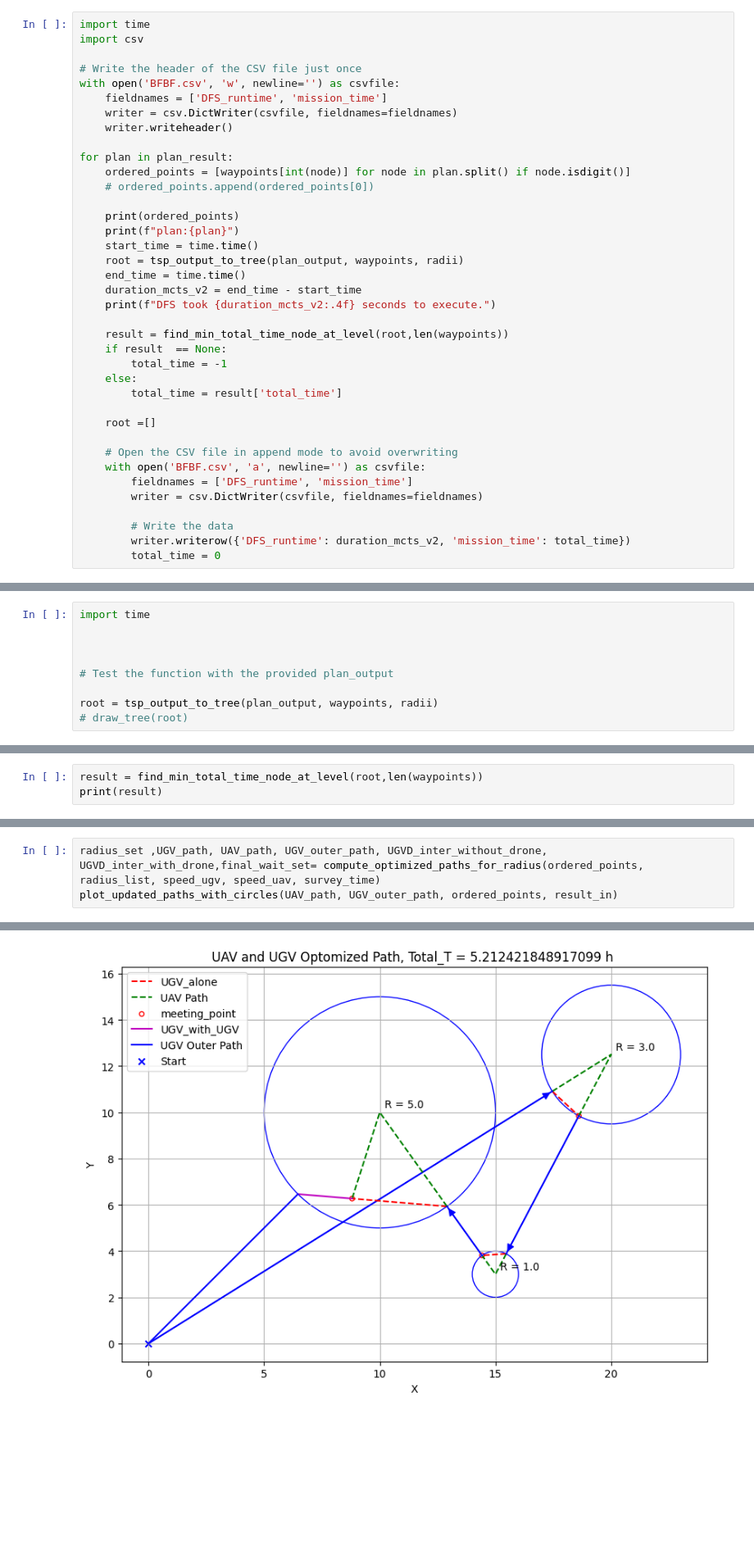
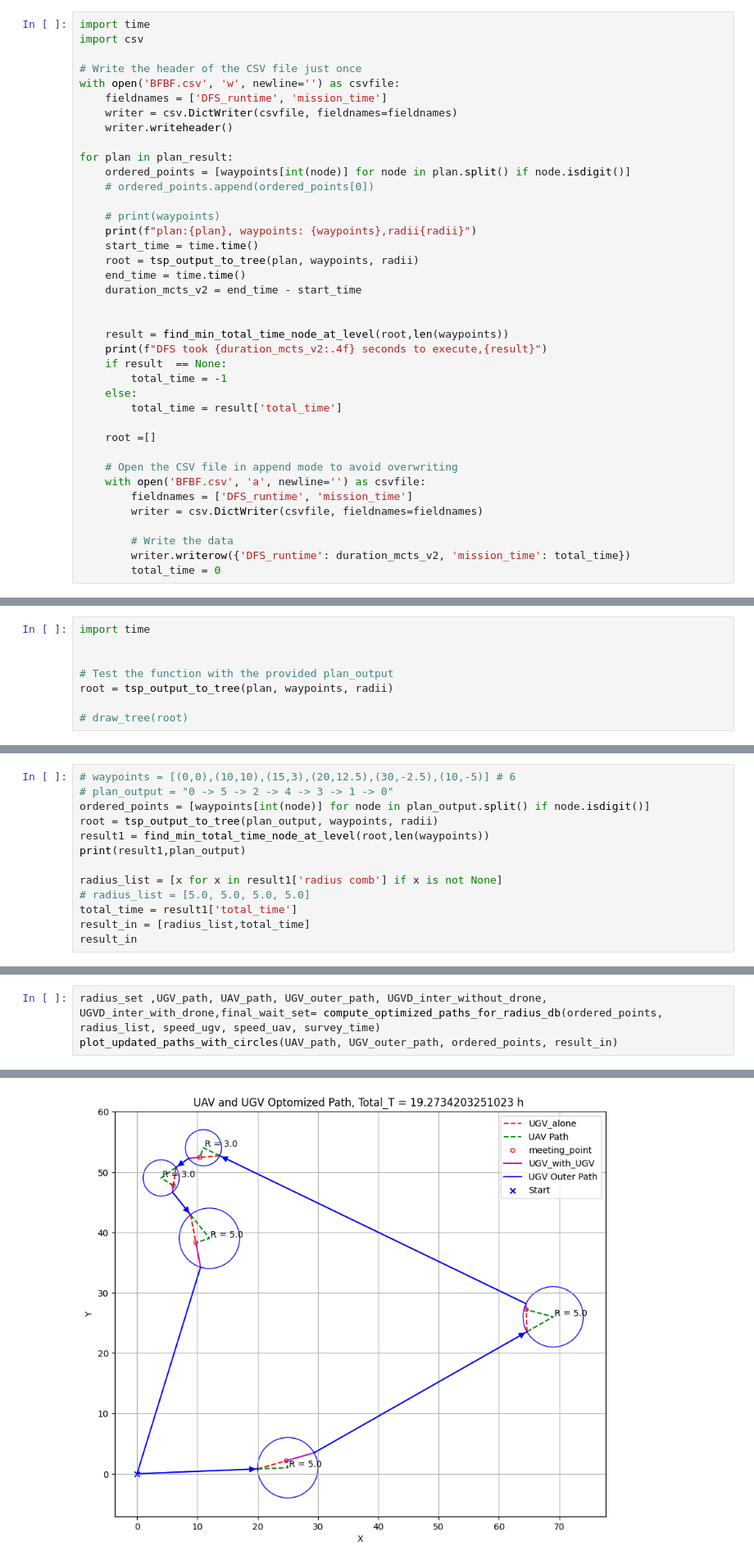
Before and after one commit to BillCai06/codetest, a Jupyter notebook: Landing robot/Codes/cleanout_code/DFS_Tree.ipynb, the cells around one changed output, grey strips where cells are left out. Shown: that part at 82% size. Drawn from its saved outputs; the diff is of its cells as text; blank space fills up the shorter version.

Commit message:
updated data for 6 point and fixed the bug

```diff
--- a/Landing robot/Codes/cleanout_code/DFS_Tree.ipynb
+++ b/Landing robot/Codes/cleanout_code/DFS_Tree.ipynb
@@ -456,15 +463,16 @@ for plan in plan_result:
     ordered_points = [waypoints[int(node)] for node in plan.split() if node.isdigit()]
     # ordered_points.append(ordered_points[0])
 
-    print(ordered_points)
-    print(f"plan:{plan}")
+    # print(waypoints)
+    print(f"plan:{plan}, waypoints: {waypoints},radii{radii}")
     start_time = time.time()
-    root = tsp_output_to_tree(plan_output, waypoints, radii)
+    root = tsp_output_to_tree(plan, waypoints, radii)
     end_time = time.time()
     duration_mcts_v2 = end_time - start_time
-    print(f"DFS took {duration_mcts_v2:.4f} seconds to execute.")
+
 
     result = find_min_total_time_node_at_level(root,len(waypoints))
+    print(f"DFS took {duration_mcts_v2:.4f} seconds to execute,{result}")
     if result  == None:
         total_time = -1
     else:
@@ -502,8 +510,7 @@ DFS took 0.0062 seconds to execute.
 import time
 
 
+# Test the function with the provided plan_output
+root = tsp_output_to_tree(plan, waypoints, radii)
 
-# Test the function with the provided plan_output
-
-root = tsp_output_to_tree(plan_output, waypoints, radii)
 # draw_tree(root)
@@ -510,3 +518,0 @@ root = tsp_output_to_tree(plan_output, waypoints, radii)
-# %%
-result = find_min_total_time_node_at_level(root,len(waypoints))
-print(result)
@@ -601,0 +734,13 @@ result_in
+# %%
+# waypoints = [(0,0),(10,10),(15,3),(20,12.5),(30,-2.5),(10,-5)] # 6
+# plan_output = "0 -> 5 -> 2 -> 4 -> 3 -> 1 -> 0"
+ordered_points = [waypoints[int(node)] for node in plan_output.split() if node.isdigit()]
+root = tsp_output_to_tree(plan_output, waypoints, radii)
+result1 = find_min_total_time_node_at_level(root,len(waypoints))
+print(result1,plan_output)
+
+radius_list = [x for x in result1['radius comb'] if x is not None]
+# radius_list = [5.0, 5.0, 5.0, 5.0]
+total_time = result1['total_time']
+result_in = [radius_list,total_time]
+result_in
@@ -602,4 +751,4 @@ result_in
 # %%
-radius_set ,UGV_path, UAV_path, UGV_outer_path, UGVD_inter_without_drone, UGVD_inter_with_drone,final_wait_set= compute_optimized_paths_for_radius(ordered_points, radius_list, speed_ugv, speed_uav, survey_time)
+radius_set ,UGV_path, UAV_path, UGV_outer_path, UGVD_inter_without_drone, UGVD_inter_with_drone,final_wait_set= compute_optimized_paths_for_radius_db(ordered_points, radius_list, speed_ugv, speed_uav, survey_time)
 plot_updated_paths_with_circles(UAV_path, UGV_outer_path, ordered_points, result_in)
 # %% [output]
@@ -606 +761 @@ plot_updated_paths_with_circles(UAV_path, UGV_outer_path, ordered_points, result
-[figure, old version]
+[figure, new version]
```
Also changed, not shown: parts of 14 cells of this notebook, 4 other files.
